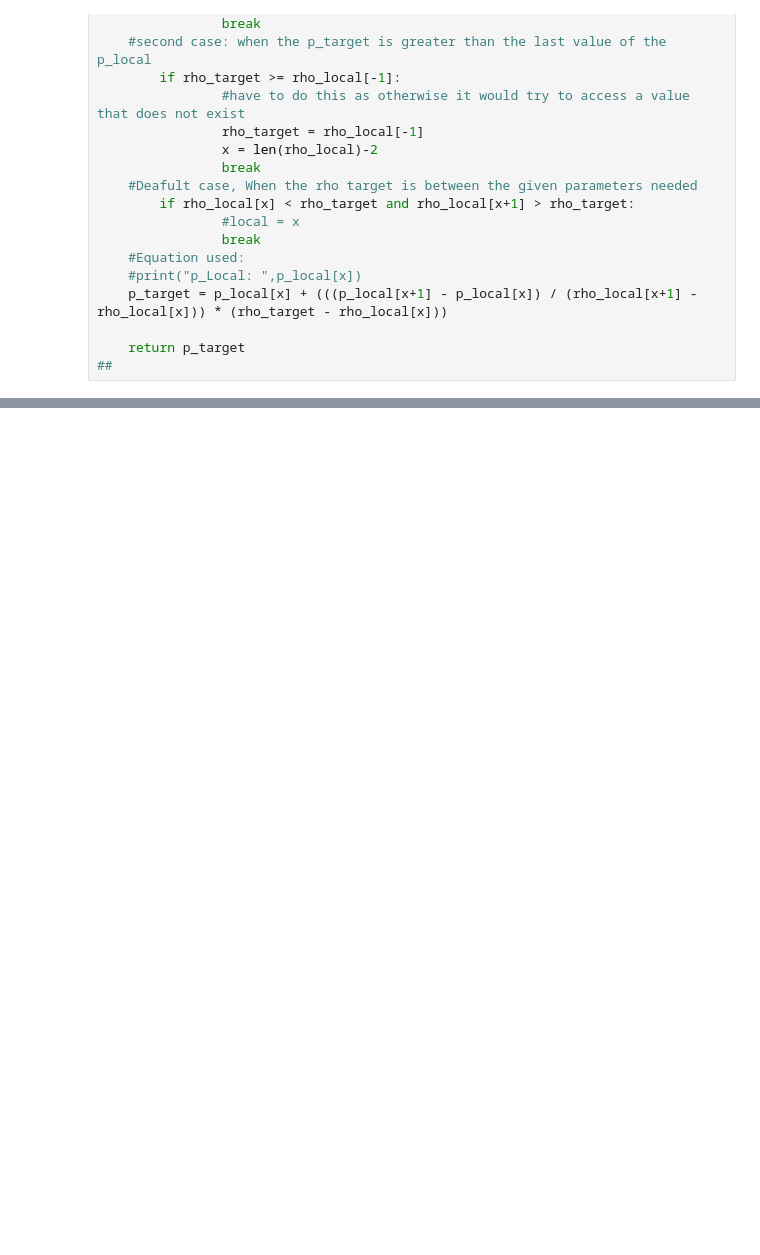
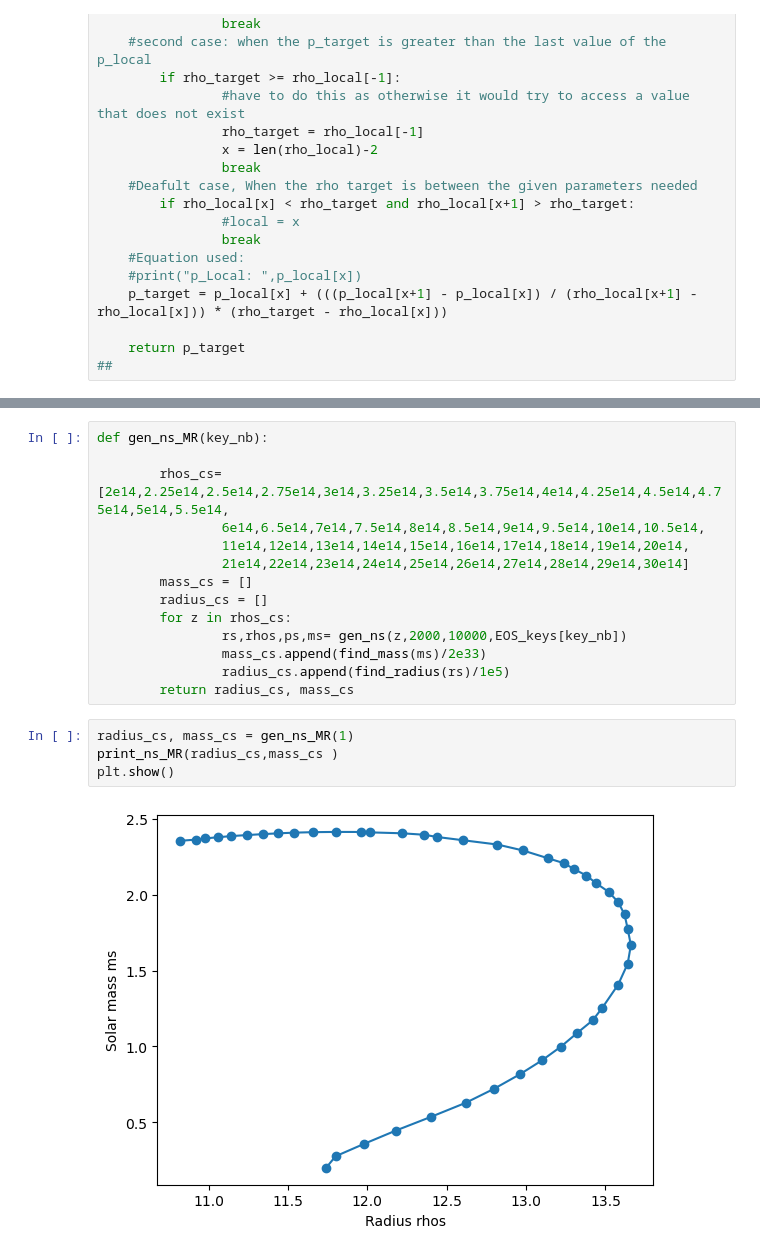
Before and after one commit to D7RV23/NS_SURP2024, a Jupyter notebook: week_5-6/ns_database.ipynb, the cells around one changed output, grey strips where cells are left out. Drawn from its saved outputs; the diff is of its cells as text; blank space fills up the shorter version.

```diff
--- a/week_5-6/ns_database.ipynb
+++ b/week_5-6/ns_database.ipynb
@@ -101,0 +343,20 @@ def rho_to_ps(rho_target):
+# %%
+def gen_ns_MR(key_nb):
+
+        rhos_cs=[2e14,2.25e14,2.5e14,2.75e14,3e14,3.25e14,3.5e14,3.75e14,4e14,4.25e14,4.5e14,4.75e14,5e14,5.5e14,
+                6e14,6.5e14,7e14,7.5e14,8e14,8.5e14,9e14,9.5e14,10e14,10.5e14,
+                11e14,12e14,13e14,14e14,15e14,16e14,17e14,18e14,19e14,20e14,
+                21e14,22e14,23e14,24e14,25e14,26e14,27e14,28e14,29e14,30e14]
+        mass_cs = []
+        radius_cs = []
+        for z in rhos_cs:
+                rs,rhos,ps,ms= gen_ns(z,2000,10000,EOS_keys[key_nb])
+                mass_cs.append(find_mass(ms)/2e33)
+                radius_cs.append(find_radius(rs)/1e5)
+        return radius_cs, mass_cs
+# %%
+radius_cs, mass_cs = gen_ns_MR(1)
+print_ns_MR(radius_cs,mass_cs )
+plt.show()
+# %% [output]
+[figure, added]
```
Also changed, not shown: parts of 17 cells of this notebook, 1 other file.
